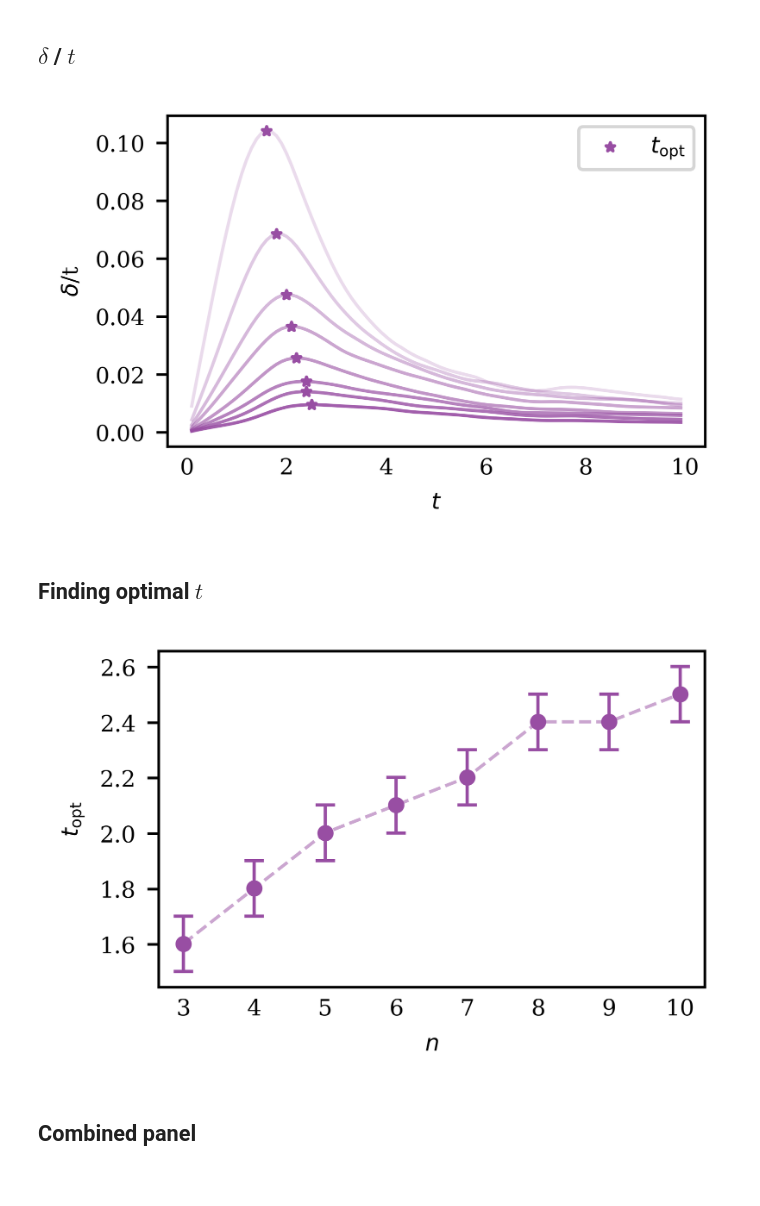
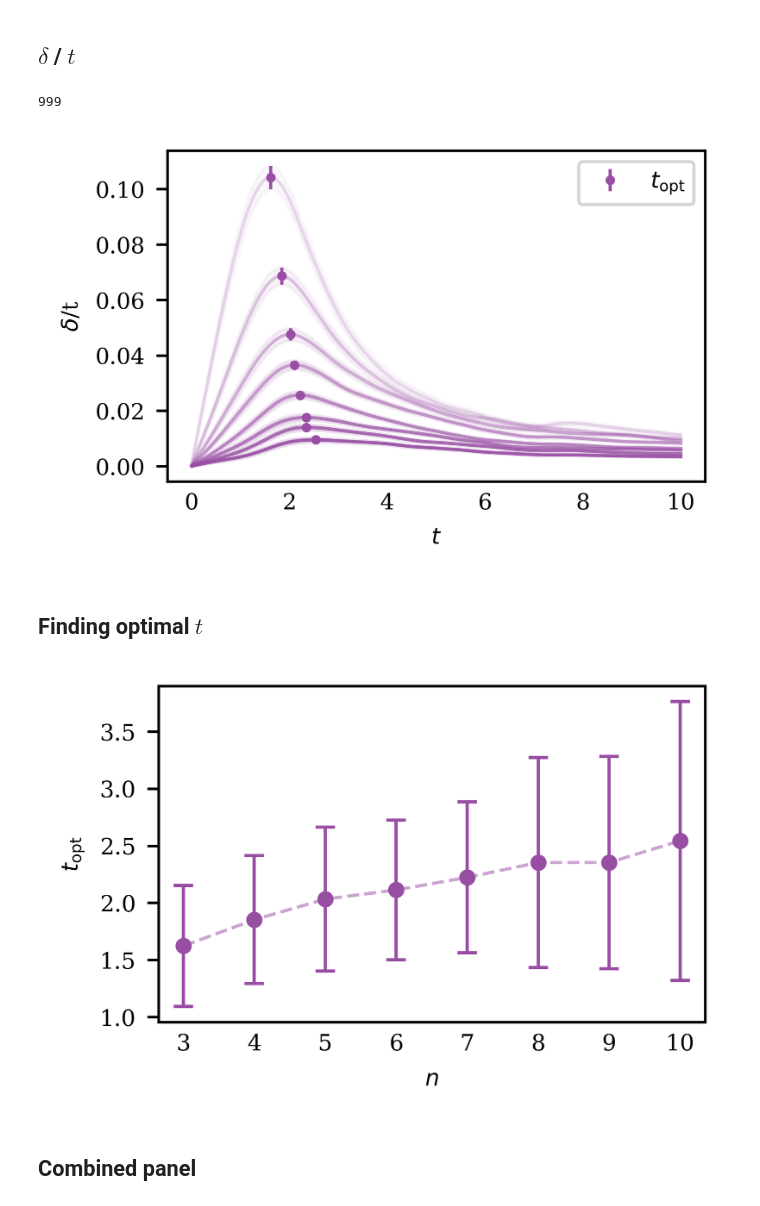
Before and after one commit to petr-ivashkov/quantum-mcmc, a Jupyter notebook: plots/delta_vs_t.ipynb, the cells around one changed output. Cells and saved outputs as stored; diff of their text form; code cells hidden in the pictures.

Commit message:
upd error propagation

```diff
--- a/plots/delta_vs_t.ipynb
+++ b/plots/delta_vs_t.ipynb
@@ -60,0 +69,4 @@ delta_opt_arr = np.asarray([delta_quantum_arr_avg[i_id][i] for i_id, i in enumer
+# %%
+len(delta_short_times_quantum_arr_avg[0])
+# %% [output]
+999
@@ -61,21 +82,26 @@ delta_opt_arr = np.asarray([delta_quantum_arr_avg[i_id][i] for i_id, i in enumer
 # %%
-split = 100
-
 fig = plt.figure(figsize=(figure_size_x/2, figure_size_y/2))
 
 for n_id, n in enumerate(qubits_range):
-    plt.plot(time_range[1:split],
-            delta_quantum_arr_avg[n_id][1:split] / time_range[1:split],
-            color=colors['purple'],
-        #     label=f'n={n}',
-            alpha=(0.2 + 0.1*n_id))
+    plt.plot(time_range_short_times,
+             delta_over_t_arr[n_id],
+             color=colors['purple'],
+         #     label=f'n={n}',
+             alpha=(0.2 + 0.1*n_id))
+    plt.fill_between(time_range_short_times,
+                     delta_over_t_arr[n_id]-delta_over_t_err_arr[n_id],
+                     delta_over_t_arr[n_id]+delta_over_t_err_arr[n_id],
+                     color=colors['purple'],
+                     alpha=(0.2 + 0.1*n_id)*0.2)
 
-plt.scatter(t_opt_arr,
-            delta_opt_arr / t_opt_arr,
-            marker='*',
-            c=colors['purple'],
-            s=8,
-            label='$t_{\mathrm{opt}}$')
+plt.errorbar(t_opt_arr,
+             delta_over_t_opt_arr,
+             delta_over_t_opt_err_arr,
+             fmt='.',
+             color=colors['purple'],
+             ms=4,
+            #  capsize=2,
+             label='$t_{\mathrm{opt}}$')
 
 plt.xlabel('$t$')
 plt.ylabel('$\delta$/t')
@@ -85,6 +111,6 @@ fig.tight_layout()
 
 fig.savefig(projectdir+f'figures/delta_over_t_vs_t')
 # %% [output]
-[figure, old version]
+[figure, new version]
 # %% [markdown]
 ## Finding optimal $t$
@@ -93,23 +117,32 @@ err = time_range[1] - time_range[0]
+# %%
+delta_over_t_ub_arr = np.asarray([delta_over_t_arr[n_id]+delta_over_t_err_arr[n_id] for n_id, n in enumerate(qubits_range)])
+ub_shifted = np.asarray([delta_over_t_ub_arr[n_id]-delta_over_t_opt_arr[n_id] for n_id, n in enumerate(qubits_range)])
+# %%
+indices_greater_than_zero = [np.where(ub_shifted[n_id] > 0)[0] for n_id, n in enumerate(qubits_range)]
+# %%
+id_lb = [indices_greater_than_zero[n_id][0] for n_id, n in enumerate(qubits_range)]
+id_ub = [indices_greater_than_zero[n_id][-1] for n_id, n in enumerate(qubits_range)]
+t_opt_err_arr = [time_range_short_times[id_ub[n_id]] - time_range_short_times[id_lb[n_id]] for n_id, n in enumerate(qubits_range)]
 # %%
 fig = plt.figure(figsize=(figure_size_x/2, figure_size_y/2))
 
 plt.plot(qubits_range, t_opt_arr, '--', color=colors['purple'], alpha=0.5)
 plt.errorbar(qubits_range,
              t_opt_arr,
-             yerr=err,
+             yerr=t_opt_err_arr,
              fmt='o',
              c=colors['purple'],
              ms=4,
              capsize=3)
 plt.xlabel('$n$')
 plt.ylabel('$t_{\mathrm{opt}}$')
 plt.xticks(qubits_range)
 plt.show()
 fig.tight_layout()
 
 fig.savefig(projectdir+f'figures/t_opt_vs_n')
 # %% [output]
-[figure, old version]
+[figure, new version]
 # %% [markdown]
 ## Combined panel
 # %%
```
Also changed, not shown: parts of 9 cells of this notebook, 4 other files.
